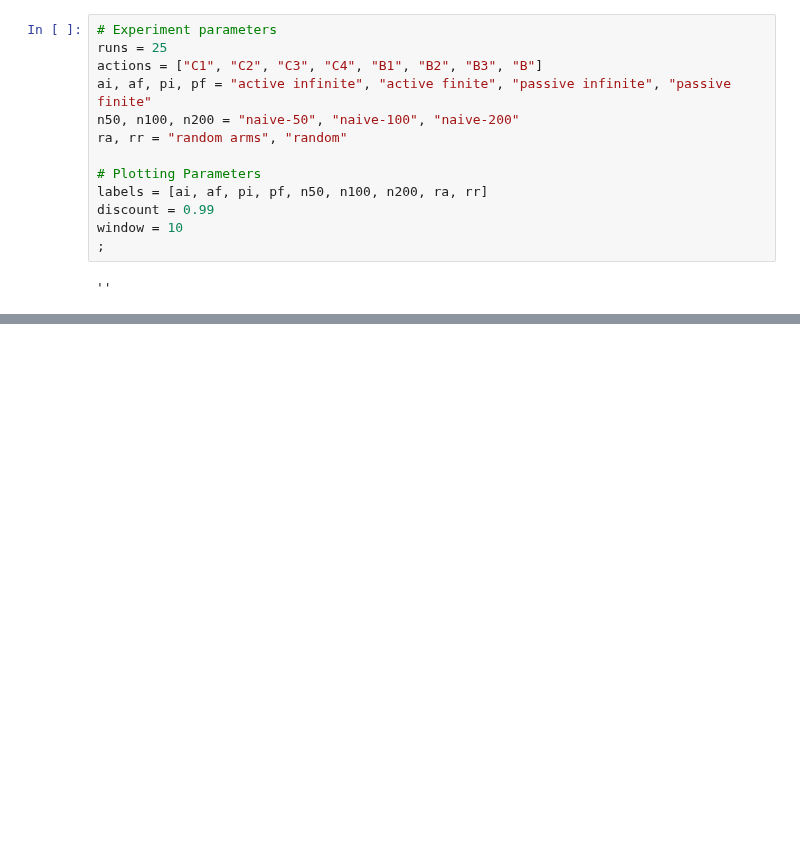
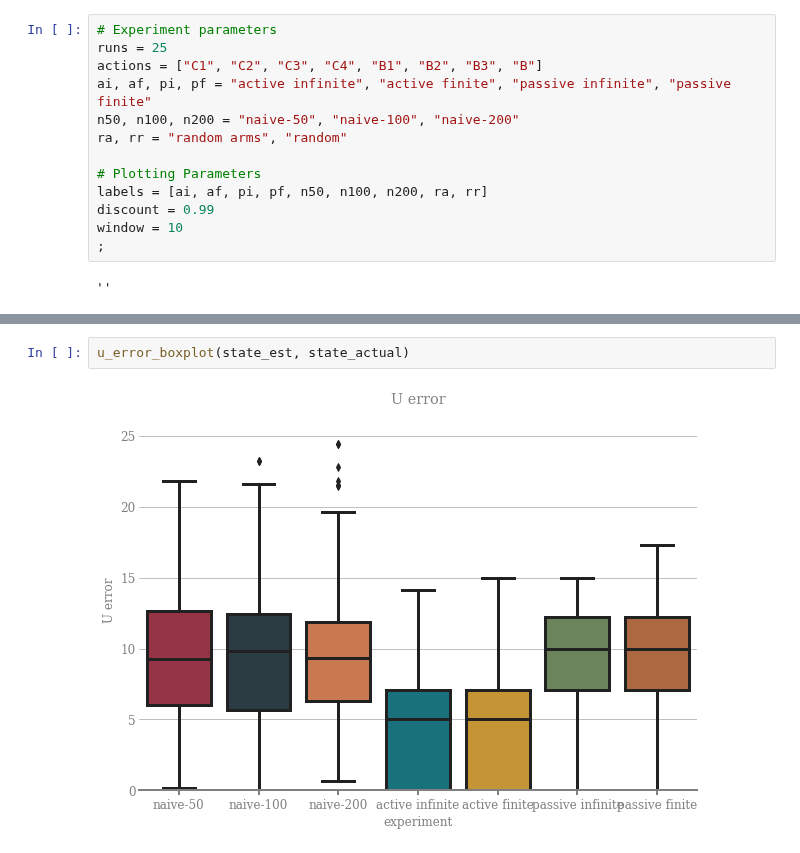
Before and after one commit to RachelFreedman/ATS, a Jupyter notebook: make_plots/make_plots_final_python.ipynb, the cells around one changed output, grey strips where cells are left out. Drawn from its saved outputs; the diff is of its cells as text; blank space fills up the shorter version.

```diff
--- a/make_plots/make_plots_final_python.ipynb
+++ b/make_plots/make_plots_final_python.ipynb
@@ -114,0 +200,4 @@ plot_actions(data_n50, n50, window)
+# %%
+u_error_boxplot(state_est, state_actual)
+# %% [output]
+[figure, added]
```
Also changed, not shown: parts of 14 cells of this notebook, 5 other files.
